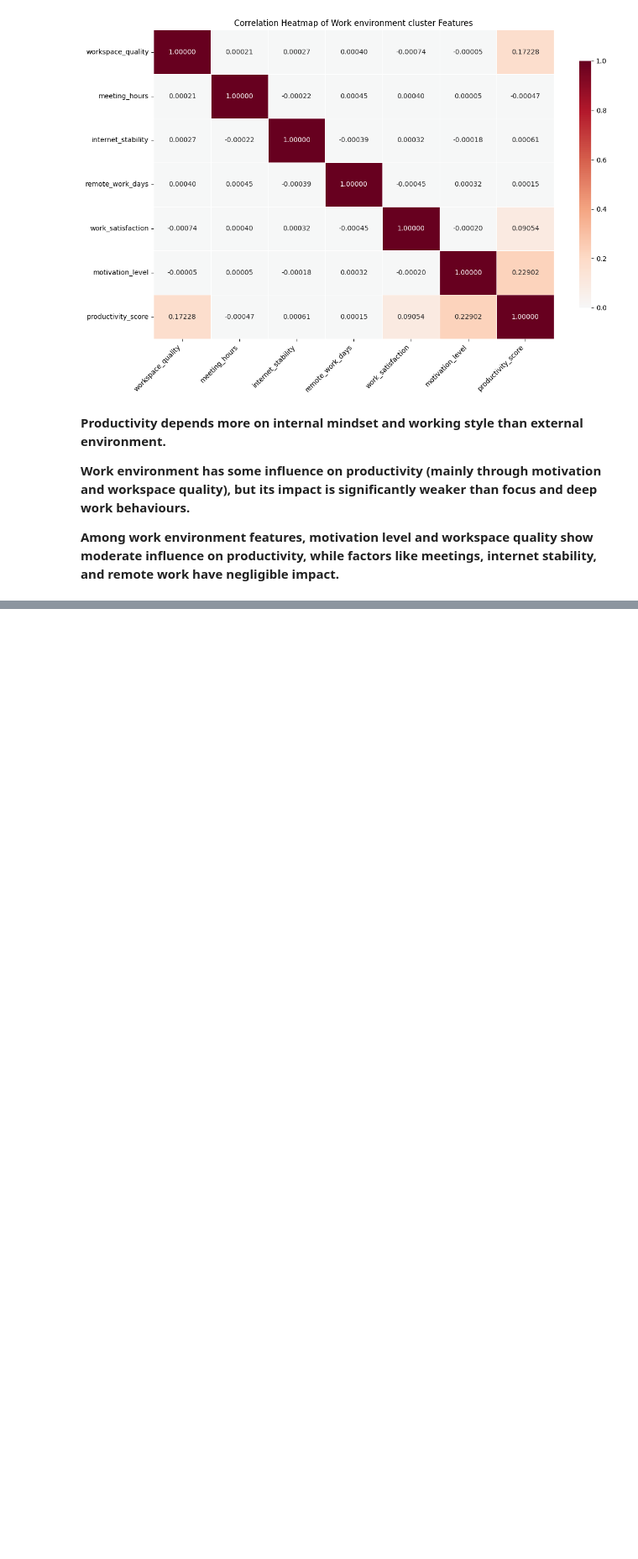
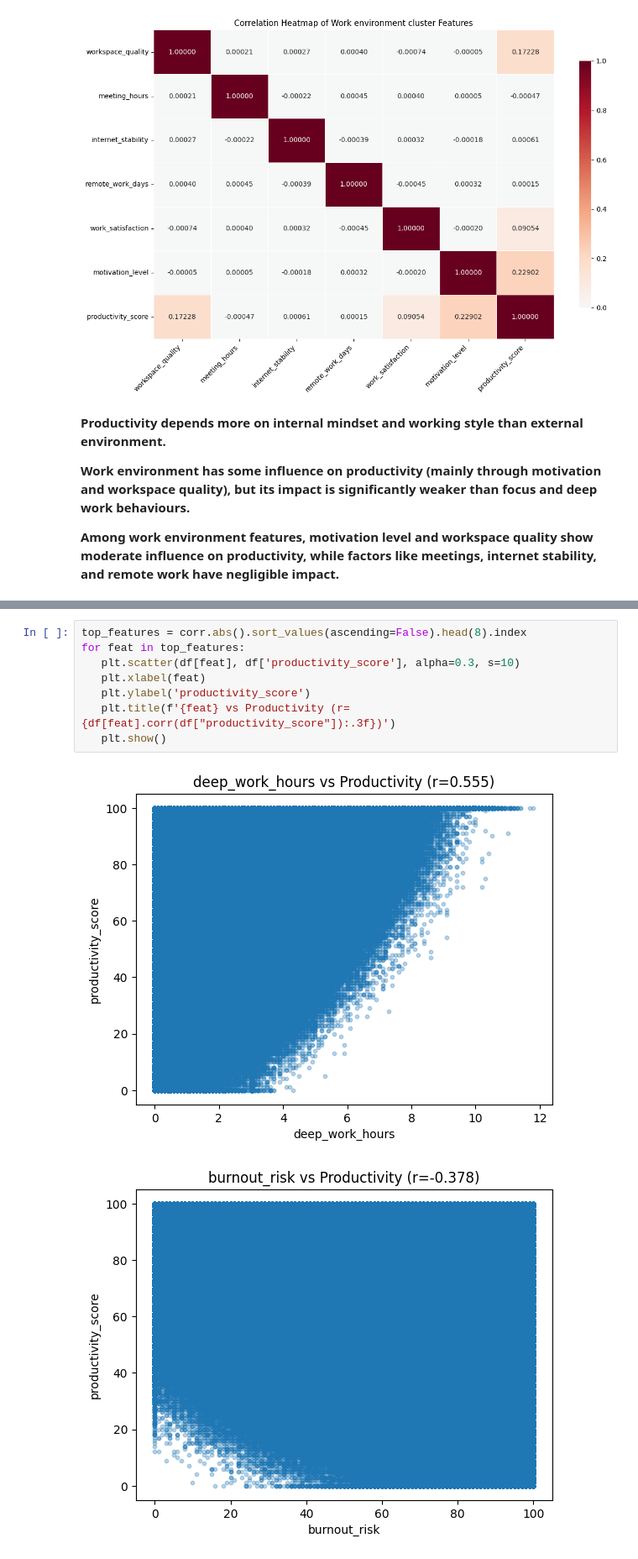
Before and after one commit to IAMLATI/Digital-Burnout-Productivity-Analytics, a Jupyter notebook: Digital_Burnout_&_Productivity_Analytics.ipynb, the cells around one changed output, grey strips where cells are left out. Shown at 84% size. Saved outputs shown, nothing was run; the diff lists cells and outputs as text; blank space fills up the shorter version.

```diff
--- a/Digital_Burnout_&_Productivity_Analytics.ipynb
+++ b/Digital_Burnout_&_Productivity_Analytics.ipynb
@@ -496,0 +503,11 @@ plt.show()
+# %%
+top_features = corr.abs().sort_values(ascending=False).head(8).index
+for feat in top_features:
+   plt.scatter(df[feat], df['productivity_score'], alpha=0.3, s=10)
+   plt.xlabel(feat)
+   plt.ylabel('productivity_score')
+   plt.title(f'{feat} vs Productivity (r={df[feat].corr(df["productivity_score"]):.3f})')
+   plt.show()
+# %% [output]
+[figure, added]
+[figure, added]
```
Also changed, not shown: parts of 47 cells of this notebook.
